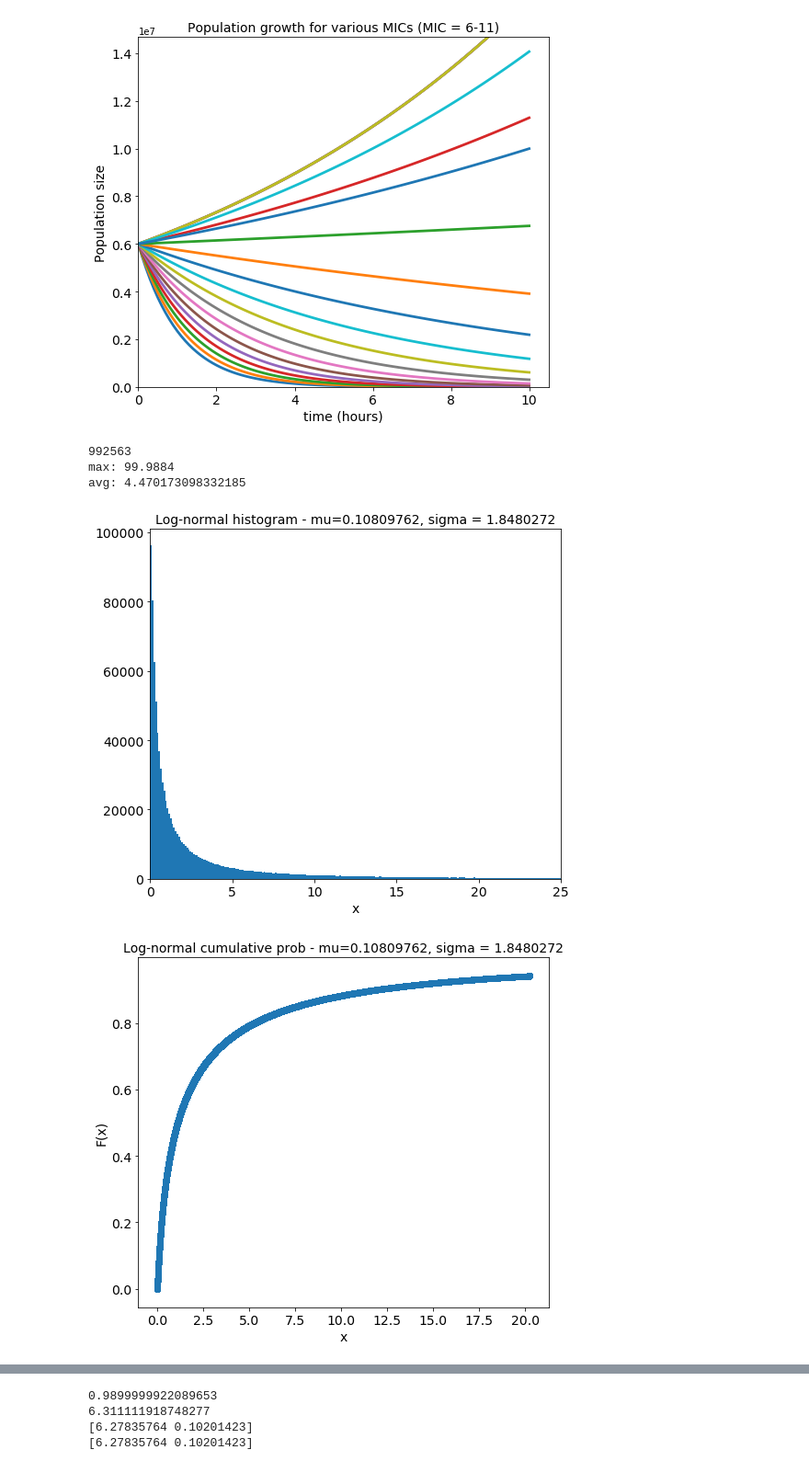
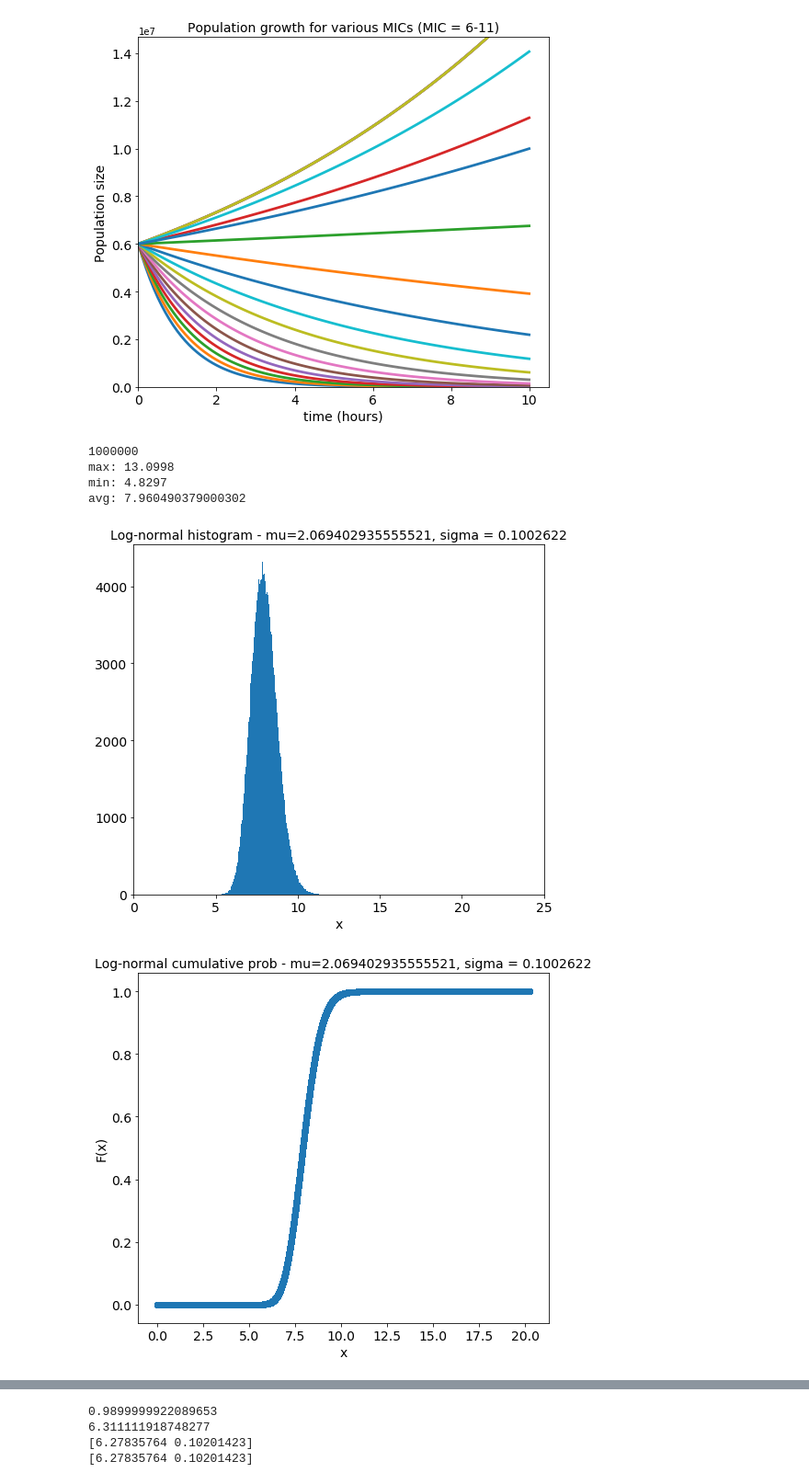
Before and after one commit to patricksinclair/Pyrithione_Analysis, a Jupyter notebook: Testing_phase/PyrithionePlotter.ipynb, the cells around one changed output, grey strips where cells are left out. Shown at 92% size. Saved outputs shown, nothing was run; the diff lists cells and outputs as text; code cells hidden in the pictures.

Commit message:
lognorm graphs complete

```diff
--- a/Testing_phase/PyrithionePlotter.ipynb
+++ b/Testing_phase/PyrithionePlotter.ipynb
@@ -292,9 +292,10 @@ def histogramLogNorms(filename):
         for row in reader:
             column_array.append(float(row[0]))
 
-    column_array = [x for x in column_array if x < 100 ]
+    #column_array = [x for x in column_array if x < 100 ]
     print(len(column_array))
     print("max: "+str(max(column_array)))
+    print("min: "+str(min(column_array)))
     #avg = sum(column_array)
     print("avg: "+str(sum(column_array)/len(column_array)))
     font_size = 14
@@ -360,38 +361,39 @@ def plotInvCumlProb(filename):
             infile.seek(0)
 
             column_array = [[] for i in range(nCols)] #creates an empty array of length nCols to store the data
 
 
             for row in reader:
                 for i in range(len(row)):
                     column_array[i].append(float(row[i].strip()))
 
             return column_array[0], column_array[1]
 
 
     xVals, yVals = getFileVals(filename)
 
     font_size=14
     plt.figure(figsize=(8,7))
     plt.scatter(xVals, yVals)
 
     plt.tick_params(labelsize=14)
     plt.title('Log-normal inverse cumulative prob - mu='+str(mu)+', sigma = '+str(sigma), fontsize=font_size)
     plt.xlabel('x', fontsize=font_size)
     plt.ylabel('F(x)', fontsize=font_size)
 
 
     plt.savefig('logNorm-invCumlProb-mu='+str(mu)+'-sigma='+str(sigma)+'.png')
     plt.show()
 
 
 #histogramLogNorms('lognormal-samples.txt')
-histogramLogNorms('LogNormRawData/lognormal-samples_mu=0.10809762_sigma=1.8480272.txt')
-plotCumlProbLogNorm('LogNormRawData/cumulProbs_mu=0.10809762_sigma=1.8480272.txt')
-plotInvCumlProb('LogNormRawData/inverseCumulProbs_mu=0.10809762_sigma=1.8480272.txt')
+histogramLogNorms('LogNormRawData/lognormal-samples_mu=2.069402935555521_sigma=0.1002622.txt')
+plotCumlProbLogNorm('LogNormRawData/cumulProbs_mu=2.069402935555521_sigma=0.1002622.txt')
+plotInvCumlProb('LogNormRawData/inverseCumulProbs_mu=2.069402935555521_sigma=0.1002622.txt')
 # %% [output]
-992563
-max: 99.9884
-avg: 4.470173098332185
+1000000
+max: 13.0998
+min: 4.8297
+avg: 7.960490379000302
-[figure, old version]
+[figure, new version]
-[figure, old version]
+[figure, new version]
```
Also changed, not shown: parts of 1 cell of this notebook, 12 other files.
